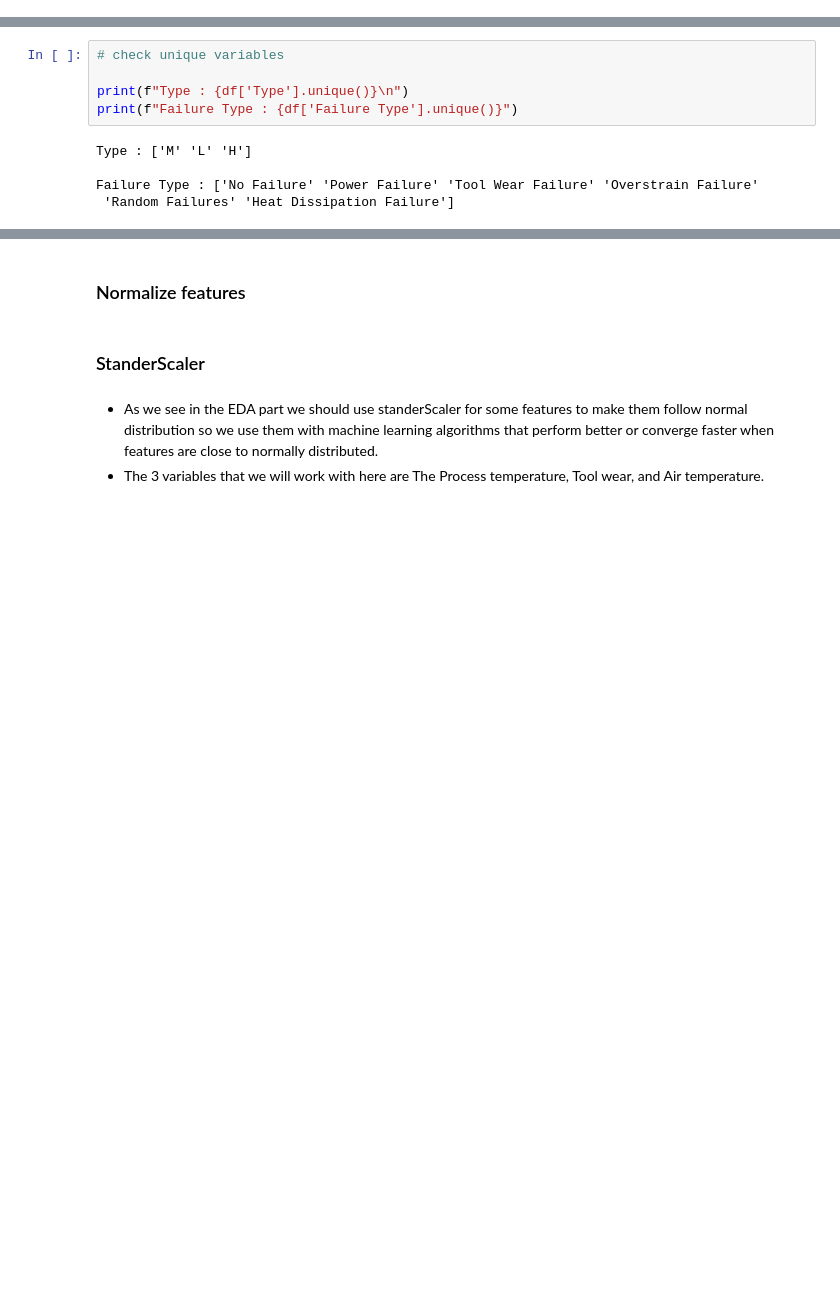
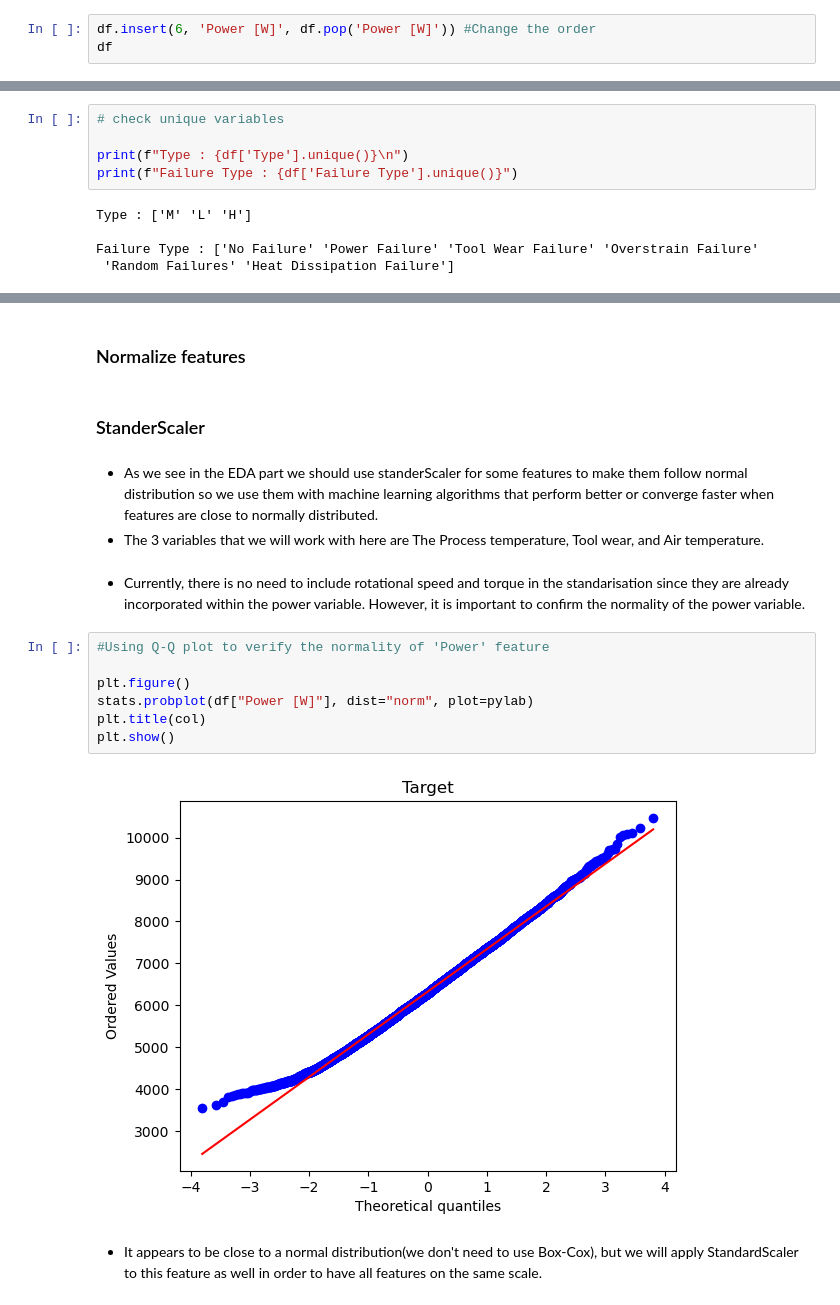
Before and after one commit to AmraniMohammed/Predictive-Maintenance, a Jupyter notebook: Predictive maintenance.ipynb, the cells around one changed output, grey strips where cells are left out. Cells and saved outputs as stored; diff of their text form; blank space fills up the shorter version.

```diff
--- a/Predictive maintenance.ipynb
+++ b/Predictive maintenance.ipynb
@@ -410,0 +370,3 @@ df.head()
+# %%
+df.insert(6, 'Power [W]', df.pop('Power [W]')) #Change the order
+df
@@ -436,7 +414,20 @@ df.head()
-# %% [markdown]
-### Normalize features
-# %% [markdown]
-### StanderScaler
-# %% [markdown]
-- As we see in the EDA part we should use standerScaler for some features to make them follow normal distribution so we use them with machine learning algorithms that perform better or converge faster when features are close to normally distributed.
-- The 3 variables that we will work with here are The Process temperature, Tool wear, and Air temperature.
+# %% [markdown]
+### Normalize features
+# %% [markdown]
+### StanderScaler
+# %% [markdown]
+- As we see in the EDA part we should use standerScaler for some features to make them follow normal distribution so we use them with machine learning algorithms that perform better or converge faster when features are close to normally distributed.
+- The 3 variables that we will work with here are The Process temperature, Tool wear, and Air temperature.
+# %% [markdown]
+- Currently, there is no need to include rotational speed and torque in the standarisation since they are already incorporated within the power variable. However, it is important to confirm the normality of the power variable.
+# %%
+#Using Q-Q plot to verify the normality of 'Power' feature
+
+plt.figure()
+stats.probplot(df["Power [W]"], dist="norm", plot=pylab)
+plt.title(col)
+plt.show()
+# %% [output]
+[figure, added]
+# %% [markdown]
+- It appears to be close to a normal distribution(we don't need to use Box-Cox), but we will apply StandardScaler to this feature as well in order to have all features on the same scale.
```
Also changed, not shown: parts of 22 cells of this notebook.
